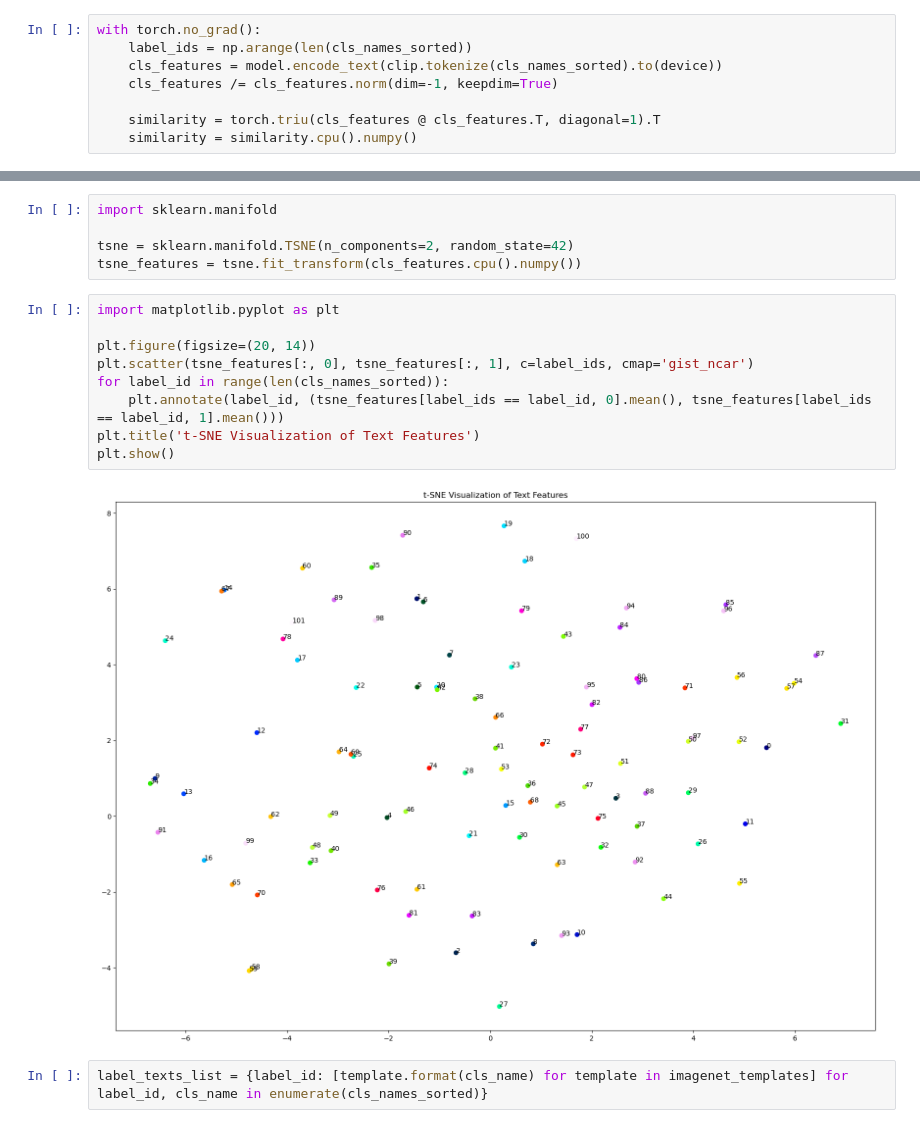
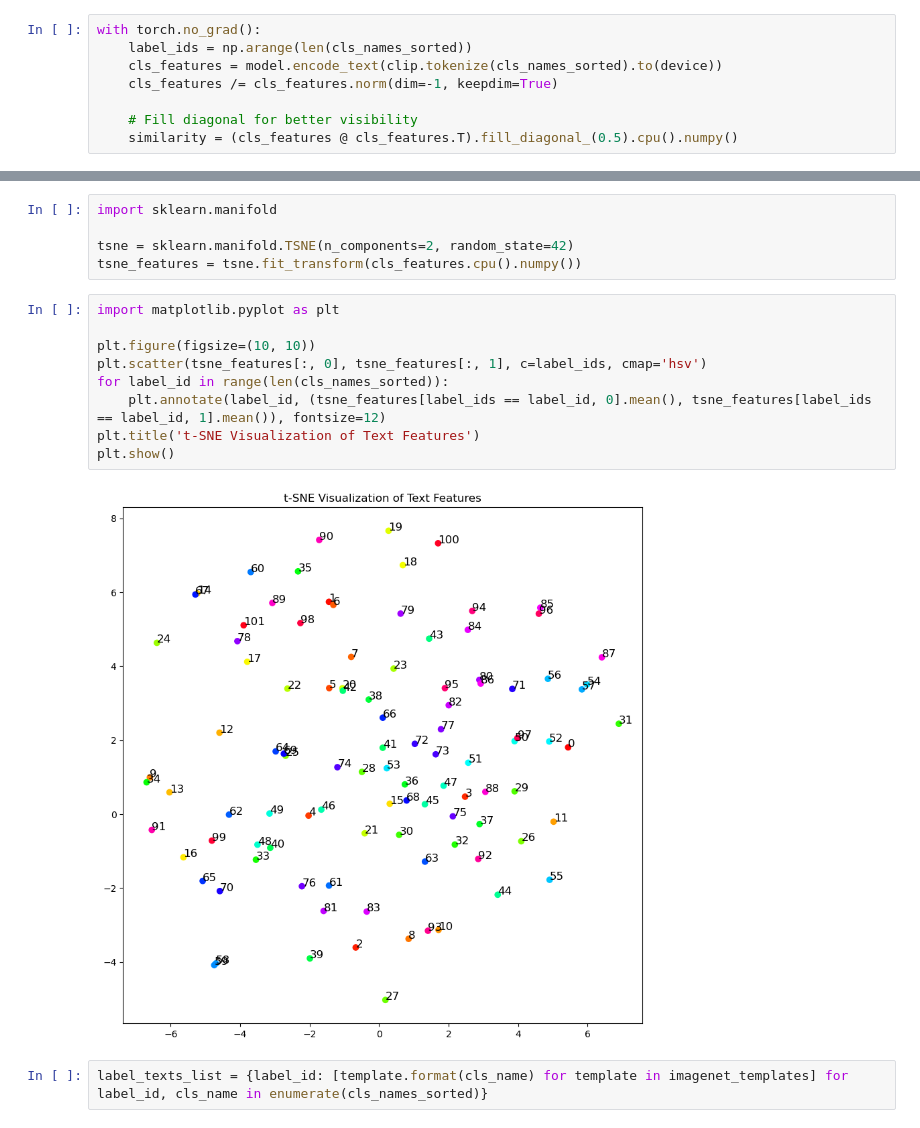
Before and after one commit to oz-e/applied-ml, a Jupyter notebook: tSNE_similarity_on_text_flower.ipynb, the cells around one changed output, grey strips where cells are left out. Cells and saved outputs as stored; diff of their text form.

```diff
--- a/tSNE_similarity_on_text_flower.ipynb
+++ b/tSNE_similarity_on_text_flower.ipynb
@@ -50,6 +50,6 @@ with torch.no_grad():
     cls_features = model.encode_text(clip.tokenize(cls_names_sorted).to(device))
     cls_features /= cls_features.norm(dim=-1, keepdim=True)
 
-    similarity = torch.triu(cls_features @ cls_features.T, diagonal=1).T
-    similarity = similarity.cpu().numpy()
+    # Fill diagonal for better visibility
+    similarity = (cls_features @ cls_features.T).fill_diagonal_(0.5).cpu().numpy()
 # %%
@@ -91,14 +92,14 @@ tsne_features = tsne.fit_transform(cls_features.cpu().numpy())
 # %%
 import matplotlib.pyplot as plt
 
-plt.figure(figsize=(20, 14))
-plt.scatter(tsne_features[:, 0], tsne_features[:, 1], c=label_ids, cmap='gist_ncar')
+plt.figure(figsize=(10, 10))
+plt.scatter(tsne_features[:, 0], tsne_features[:, 1], c=label_ids, cmap='hsv')
 for label_id in range(len(cls_names_sorted)):
-    plt.annotate(label_id, (tsne_features[label_ids == label_id, 0].mean(), tsne_features[label_ids == label_id, 1].mean()))
+    plt.annotate(label_id, (tsne_features[label_ids == label_id, 0].mean(), tsne_features[label_ids == label_id, 1].mean()), fontsize=12)
 plt.title('t-SNE Visualization of Text Features')
 plt.show()
 # %% [output]
-[figure, old version]
+[figure, new version]
 # %%
 label_texts_list = {label_id: [template.format(cls_name) for template in imagenet_templates] for label_id, cls_name in enumerate(cls_names_sorted)}
 # %%
```
Also changed, not shown: parts of 13 cells of this notebook.
